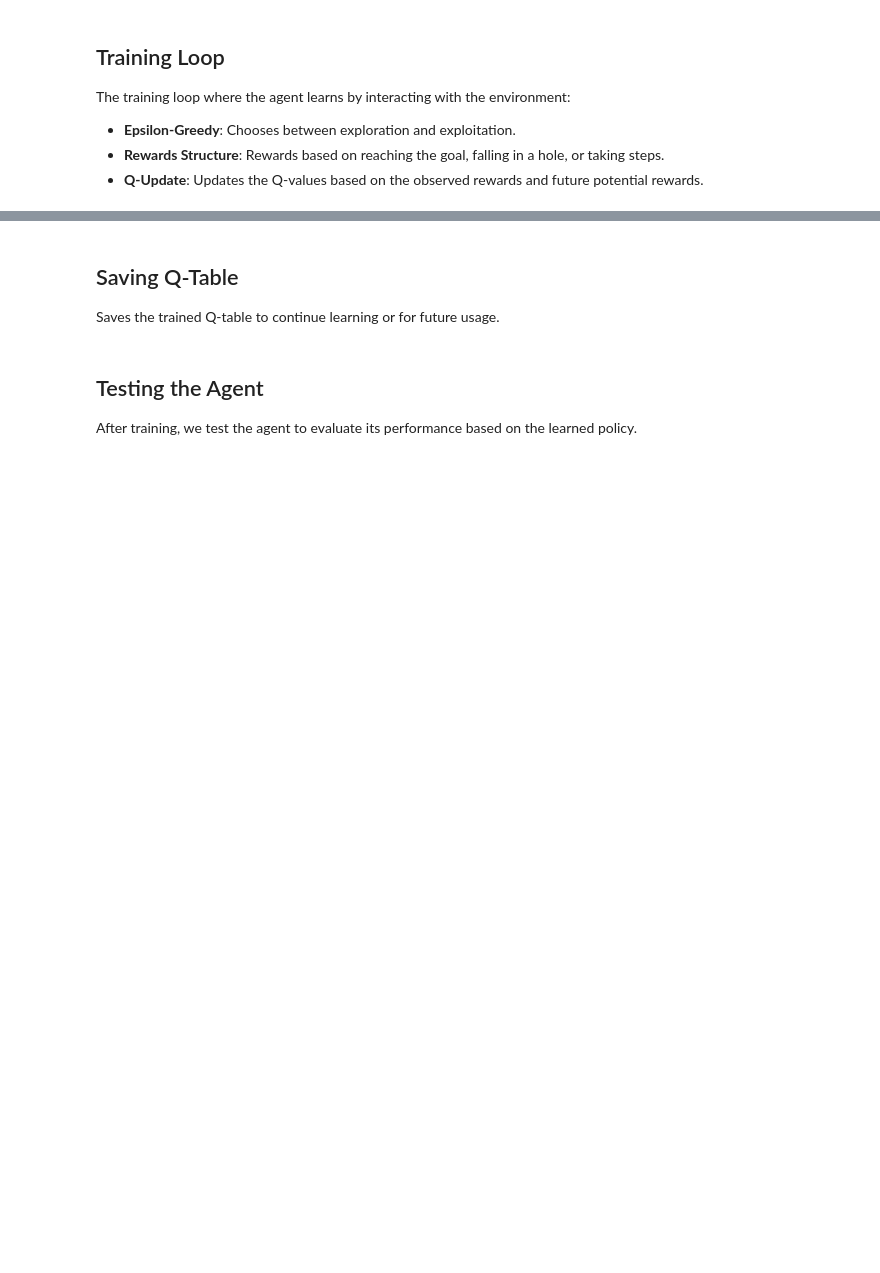
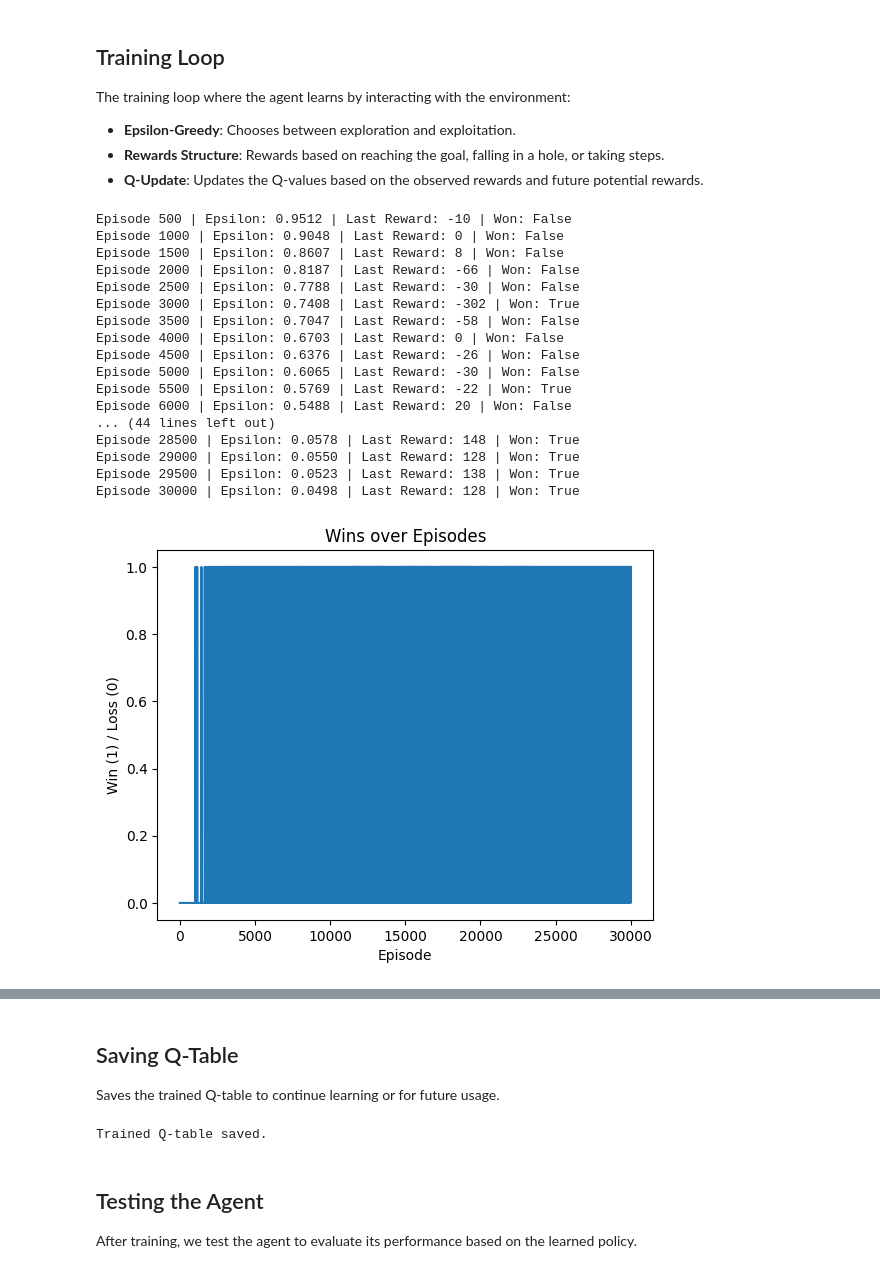
Before and after one commit to Nierfeldt/MLminiproject, a Jupyter notebook: Q_Learning_FrozenLake.ipynb, the cells around one changed output, grey strips where cells are left out. Cells and saved outputs as stored; diff of their text form; code cells hidden in the pictures; blank space fills up the shorter version.

Commit message:
Fix espilon decay and reward system

```diff
--- a/Q_Learning_FrozenLake.ipynb
+++ b/Q_Learning_FrozenLake.ipynb
@@ -23,23 +40,27 @@ import numpy as np
 import matplotlib.pyplot as plt
 import seaborn as sns
 import os
+from gymnasium.envs.toy_text.frozen_lake import generate_random_map
+
+
 
 # Fixed 11x11 custom map
 custom_map = [
-    "SFHFFFHFFFF",
+    "SFFFFFHFFFF",
     "HFFFFFFFFFF",
-    "FFFHFFHFFFF",
+    "FFFHFFFFFFF",
     "FFFFFFFFFFF",
     "FFFFHFFFFFH",
-    "FHFFFFFFHFF",
+    "FFFFFFFFHFF",
     "FFFHFFFFFFF",
     "FFFFFHFFFFF",
-    "FFHFFFFFFFF",
+    "FFFFFFFFFFF",
     "HFFFFFFFFFF",
     "FFFFFFFFFFG"
 ]
 
-# Create Frozen Lake environment
+
+# Create Frozen Lake environment # fro generated map use generate_random_map(size=11)
 env = gym.make("FrozenLake-v1", desc=custom_map, is_slippery=False, render_mode="rgb_array")
 # %% [markdown]
 
@@ -65,9 +86,9 @@ q_table = np.zeros((state_space, action_space))
 # Hyperparameters
 alpha = 0.8  # Learning rate
 gamma = 0.95  # Discount factor
-epsilon = 0.1  # Initial exploration rate
-epsilon_decay = 0.01  # Epsilon decay rate
-min_epsilon = 0.1  # Minimum epsilon
+epsilon = 1  # Initial exploration rate
+epsilon_decay = 0.0001  # Epsilon decay rate
+min_epsilon = 0.0001  # Minimum epsilon
 episodes = 30000  # Number of episodes for training
 max_steps = 300  # Max steps per episode
 # %% [markdown]
@@ -90,15 +113,16 @@ The training loop where the agent learns by interacting with the environment:
 - **Rewards Structure**: Rewards based on reaching the goal, falling in a hole, or taking steps.
 - **Q-Update**: Updates the Q-values based on the observed rewards and future potential rewards.
 # %%
-
 # Training loop
 episode_rewards = []
 states_visited = []
 actions_taken = []
+episode_wins = []  # Track if the episode was won
 
 for episode in range(episodes):
     state, _ = env.reset()
     total_rewards = 0
+    won = False  # Initialize the win flag for the episode
 
     for step in range(max_steps):
         if np.random.uniform(0, 1) < epsilon:
@@ -106,34 +130,77 @@ for episode in range(episodes):
         else:
             action = np.argmax(q_table[state, :])
 
         next_state, reward, done, _, _ = env.step(action)
 
         goal_state = state_space - 1
         distance_to_goal = abs(state - goal_state)
         next_distance_to_goal = abs(next_state - goal_state)
 
         if done and reward == 0:
-            reward = -100
+            reward = 0
         elif done and reward == 1:
             reward = 100
+            won = True  # Set the win flag if the goal is reached
         else:
             step_penalty = -10
-            reward = step_penalty + 10 * (distance_to_goal - next_distance_to_goal)
+            reward = step_penalty + 2 * (distance_to_goal - next_distance_to_goal)
 
         q_table[state, action] = q_table[state, action] + alpha * (
             reward + gamma * np.max(q_table[next_state, :]) - q_table[state, action]
         )
 
         states_visited.append(state)
         actions_taken.append(action)
         state = next_state
         total_rewards += reward
 
         if done:
             break
 
-    epsilon = max(min_epsilon, epsilon * epsilon_decay)
+    epsilon = max(min_epsilon, epsilon * (1 - epsilon_decay))
     episode_rewards.append(total_rewards)
+    episode_wins.append(won)  # Append the win status for the episode
 
     if (episode + 1) % 500 == 0:
-        print(f"Episode {episode + 1} | Epsilon: {epsilon:.4f} | Last Reward: {total_rewards}")
+        print(f"Episode {episode + 1} | Epsilon: {epsilon:.4f} | Last Reward: {total_rewards} | Won: {won}")
+
+# Plotting the wins over episodes
+plt.plot(episode_wins)
+plt.xlabel('Episode')
+plt.ylabel('Win (1) / Loss (0)')
+plt.title('Wins over Episodes')
+plt.show()
+
+# Plotting cumulative rewards with regression line
+cumulative_rewards = np.cumsum(episode_rewards)
+plt.plot(cumulative_rewards, label='Cumulative Rewards')
+
+# Fit a regression line to the cumulative rewards
+z = np.polyfit(range(len(cumulative_rewards)), cumulative_rewards, 1)
+p = np.poly1d(z)
+plt.plot(p(range(len(cumulative_rewards))), "r--", label='Trend Line')
+
+plt.xlabel('Episode')
+plt.ylabel('Cumulative Reward')
+plt.title('Cumulative Rewards over Episodes')
+plt.legend()
+plt.show()
+# %% [output]
+Episode 500 | Epsilon: 0.9512 | Last Reward: -10 | Won: False
+Episode 1000 | Epsilon: 0.9048 | Last Reward: 0 | Won: False
+Episode 1500 | Epsilon: 0.8607 | Last Reward: 8 | Won: False
+Episode 2000 | Epsilon: 0.8187 | Last Reward: -66 | Won: False
+Episode 2500 | Epsilon: 0.7788 | Last Reward: -30 | Won: False
+Episode 3000 | Epsilon: 0.7408 | Last Reward: -302 | Won: True
+Episode 3500 | Epsilon: 0.7047 | Last Reward: -58 | Won: False
+Episode 4000 | Epsilon: 0.6703 | Last Reward: 0 | Won: False
+Episode 4500 | Epsilon: 0.6376 | Last Reward: -26 | Won: False
+Episode 5000 | Epsilon: 0.6065 | Last Reward: -30 | Won: False
+Episode 5500 | Epsilon: 0.5769 | Last Reward: -22 | Won: True
+Episode 6000 | Epsilon: 0.5488 | Last Reward: 20 | Won: False
+... (44 lines left out)
+Episode 28500 | Epsilon: 0.0578 | Last Reward: 148 | Won: True
+Episode 29000 | Epsilon: 0.0550 | Last Reward: 128 | Won: True
+Episode 29500 | Epsilon: 0.0523 | Last Reward: 138 | Won: True
+Episode 30000 | Epsilon: 0.0498 | Last Reward: 128 | Won: True
+[figure, added]
@@ -146,6 +214,8 @@ Saves the trained Q-table to continue learning or for future usage.
 # Save the trained Q-table
 np.save("frozenlake_qtable.npy", q_table)
 print("Trained Q-table saved.")
+# %% [output]
+Trained Q-table saved.
 # %% [markdown]
 
 ## Testing the Agent
```
Also changed, not shown: parts of 5 cells of this notebook, 5 other files.
